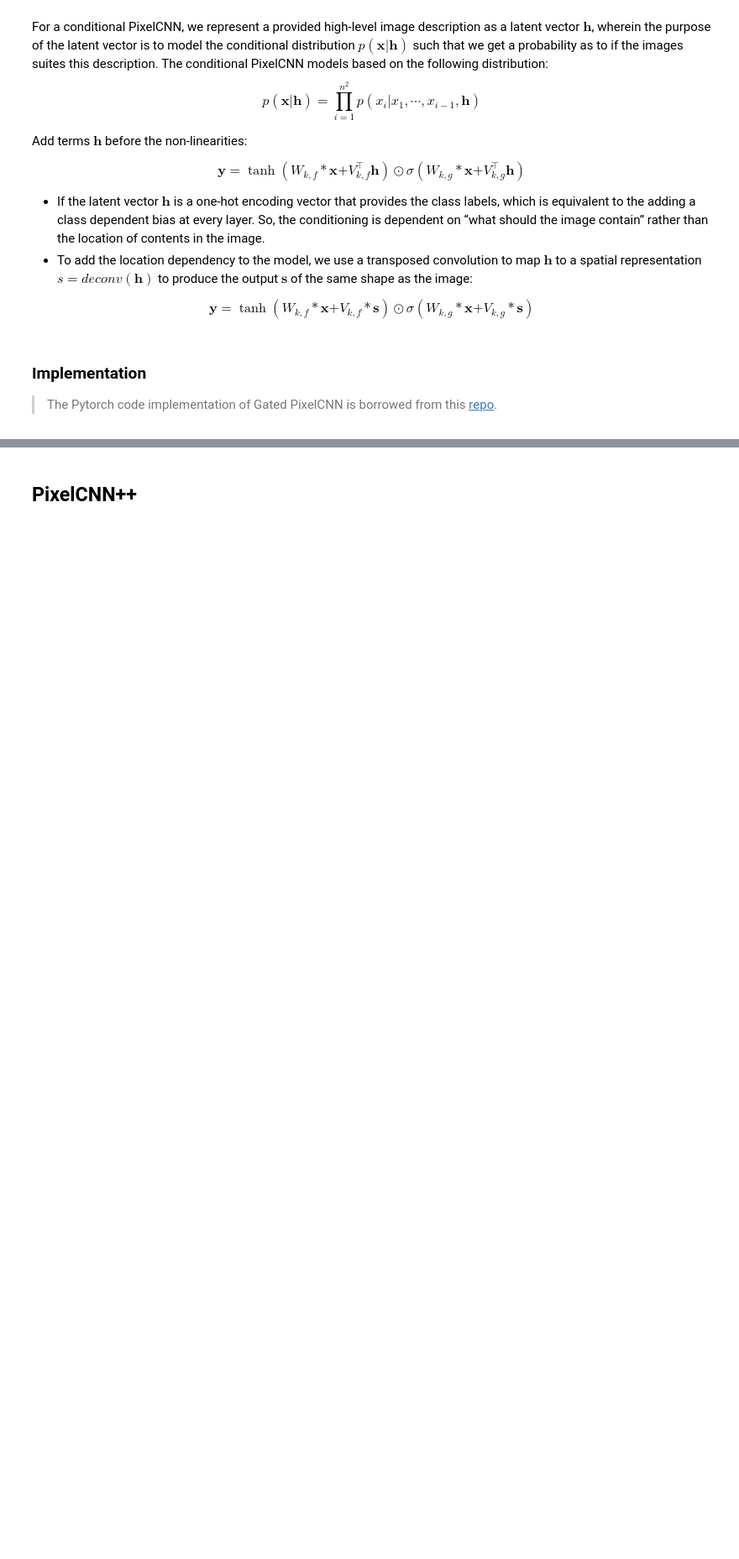
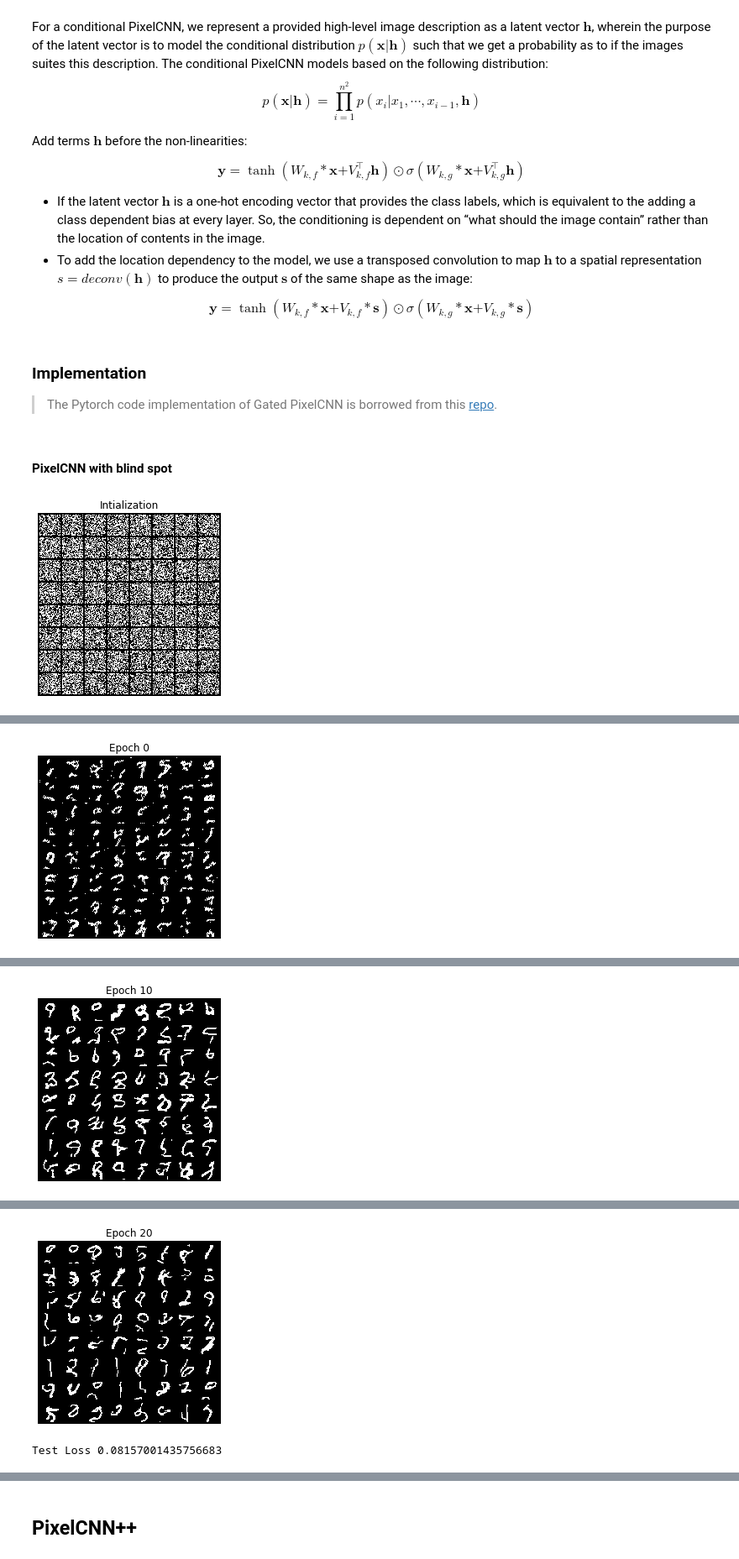
Before and after one commit to mrtunguyen/blog, a Jupyter notebook: _notebooks/2020-05-20-Autoregressive-Generative-Models.ipynb, the cells around one changed output, grey strips where cells are left out. Shown at 84% size. Drawn from its saved outputs; the diff is of its cells as text; code cells hidden in the pictures; blank space fills up the shorter version.

```diff
--- a/_notebooks/2020-05-20-Autoregressive-Generative-Models.ipynb
+++ b/_notebooks/2020-05-20-Autoregressive-Generative-Models.ipynb
@@ -404,3 +404,5 @@ $$\mathbf{y} = \tanh (W_{k,f} \ast \mathbf{x}  {+ V_{k,f} \ast \mathbf{s}} ) \od
 ### Implementation
 
 >The Pytorch code implementation of Gated PixelCNN is borrowed from this [repo](https://github.com/rll/deepul).
+# %% [markdown]
+#### PixelCNN with blind spot
@@ -406,0 +457,4 @@ $$\mathbf{y} = \tanh (W_{k,f} \ast \mathbf{x}  {+ V_{k,f} \ast \mathbf{s}} ) \od
+# %%
+train_epochs(model, train_loader, test_loader, train_args)
+# %% [output]
+[figure, added]
@@ -406,0 +462 @@ $$\mathbf{y} = \tanh (W_{k,f} \ast \mathbf{x}  {+ V_{k,f} \ast \mathbf{s}} ) \od
+[figure, added]
@@ -406,0 +464 @@ $$\mathbf{y} = \tanh (W_{k,f} \ast \mathbf{x}  {+ V_{k,f} \ast \mathbf{s}} ) \od
+[figure, added]
@@ -406,0 +466,2 @@ $$\mathbf{y} = \tanh (W_{k,f} \ast \mathbf{x}  {+ V_{k,f} \ast \mathbf{s}} ) \od
+[figure, added]
+Test Loss 0.08157001435756683
```
Also changed, not shown: parts of 38 cells of this notebook, 17 other files.
